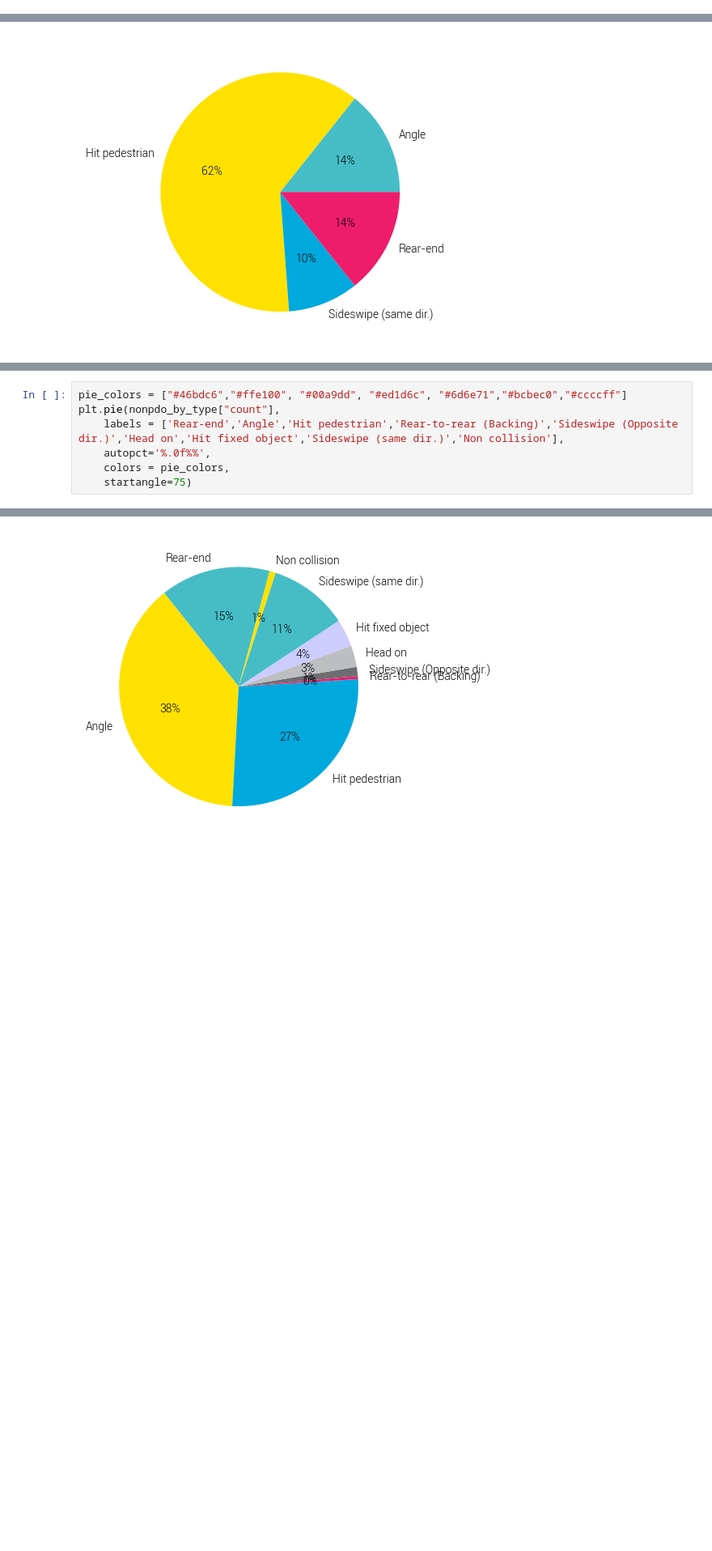
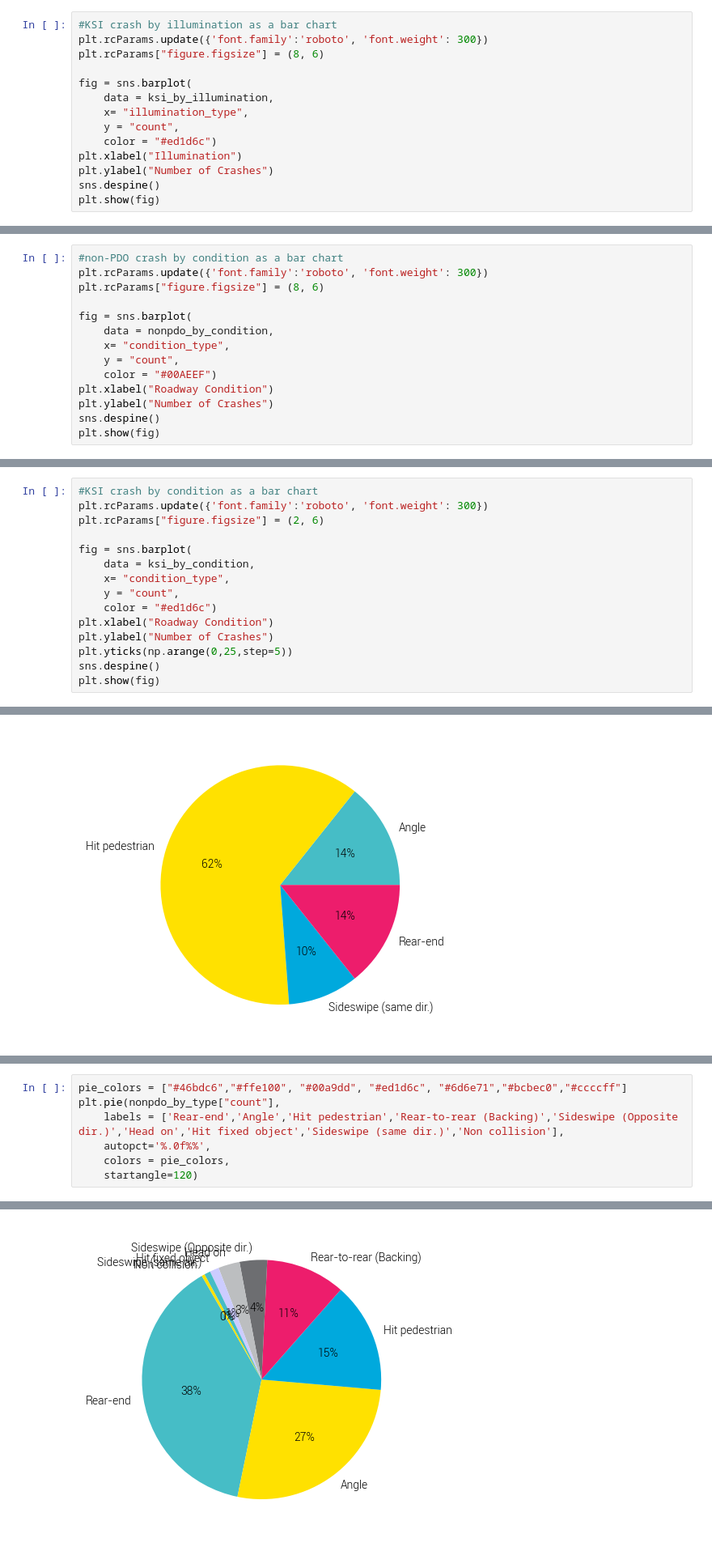
Before and after one commit to dvrpc/crash_analysis, a Jupyter notebook: notebooks/chart_testing.ipynb, the cells around one changed output, grey strips where cells are left out. Shown: that part at 81% size. Cells and saved outputs as stored; diff of their text form; blank space fills up the shorter version.

Commit message:
added new crash charts

```diff
--- a/notebooks/chart_testing.ipynb
+++ b/notebooks/chart_testing.ipynb
@@ -70,0 +372,14 @@ ksi_by_type
+# %%
+#KSI crash by illumination as a bar chart
+plt.rcParams.update({'font.family':'roboto', 'font.weight': 300})
+plt.rcParams["figure.figsize"] = (8, 6)
+
+fig = sns.barplot(
+    data = ksi_by_illumination,
+    x= "illumination_type",
+    y = "count",
+    color = "#ed1d6c")
+plt.xlabel("Illumination")
+plt.ylabel("Number of Crashes")
+sns.despine()
+plt.show(fig)
@@ -70,0 +456,14 @@ ksi_by_type
+# %%
+#non-PDO crash by condition as a bar chart
+plt.rcParams.update({'font.family':'roboto', 'font.weight': 300})
+plt.rcParams["figure.figsize"] = (8, 6)
+
+fig = sns.barplot(
+    data = nonpdo_by_condition,
+    x= "condition_type",
+    y = "count",
+    color = "#00AEEF")
+plt.xlabel("Roadway Condition")
+plt.ylabel("Number of Crashes")
+sns.despine()
+plt.show(fig)
@@ -70,0 +491,15 @@ ksi_by_type
+# %%
+#KSI crash by condition as a bar chart
+plt.rcParams.update({'font.family':'roboto', 'font.weight': 300})
+plt.rcParams["figure.figsize"] = (2, 6)
+
+fig = sns.barplot(
+    data = ksi_by_condition,
+    x= "condition_type",
+    y = "count",
+    color = "#ed1d6c")
+plt.xlabel("Roadway Condition")
+plt.ylabel("Number of Crashes")
+plt.yticks(np.arange(0,25,step=5))
+sns.despine()
+plt.show(fig)
@@ -136,7 +579,7 @@ plt.pie(nonpdo_by_type["count"],
     labels = ['Rear-end','Angle','Hit pedestrian','Rear-to-rear (Backing)','Sideswipe (Opposite dir.)','Head on','Hit fixed object','Sideswipe (same dir.)','Non collision'],
     autopct='%.0f%%',
     colors = pie_colors,
-    startangle=75)
+    startangle=120)
 # %% [output]
 ([<matplotlib.patches.Wedge at 0x...>,
   <matplotlib.patches.Wedge at 0x...>,
@@ -158,4 +601,4 @@ plt.pie(nonpdo_by_type["count"],
-[figure, old version]
+[figure, new version]
 # %% [markdown]
 References for costimzing charts: https://www.w3schools.com/python/matplotlib_pie_charts.asp
 https://matplotlib.org/stable/gallery/pie_and_polar_charts/bar_of_pie.html
```
Also changed, not shown: parts of 38 cells of this notebook.
